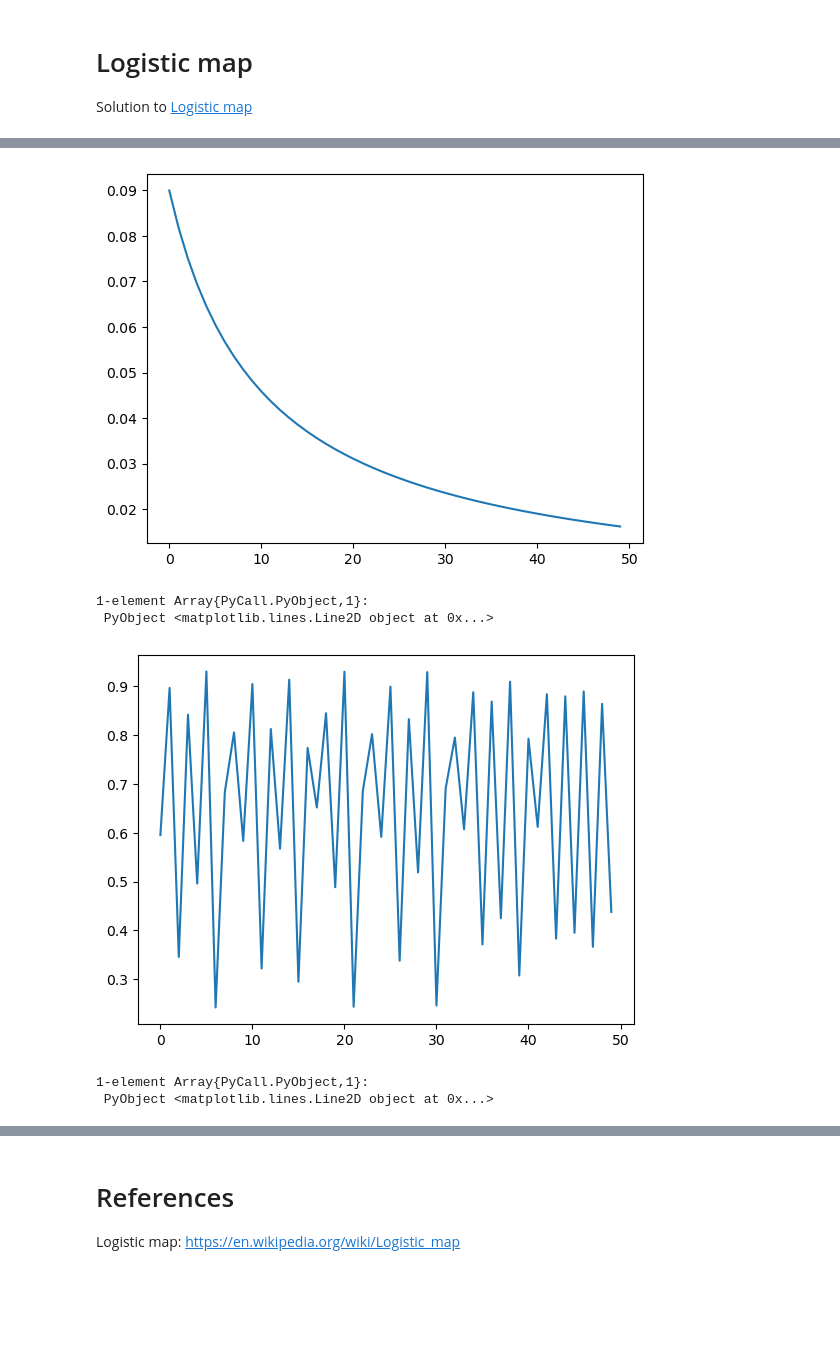
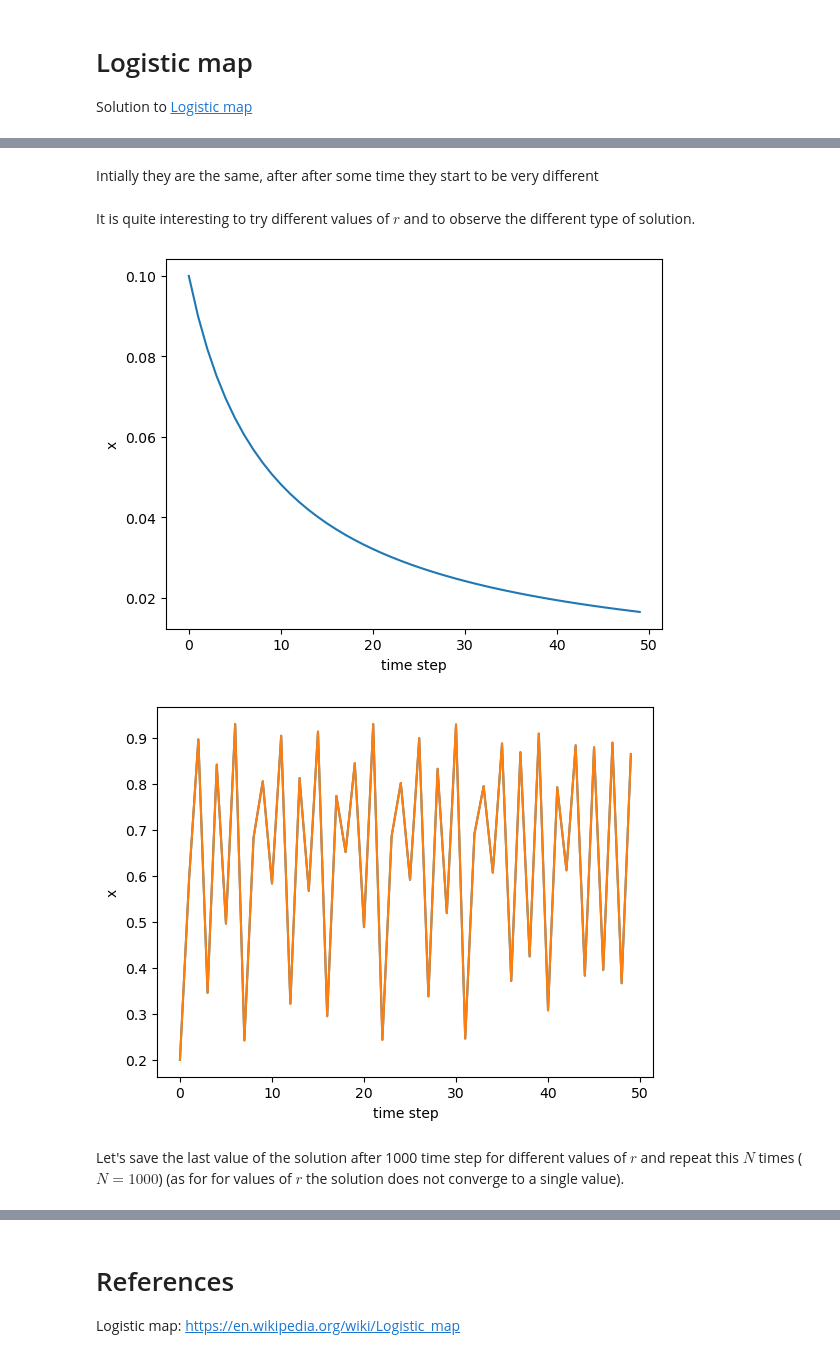
Before and after one commit to Alexander-Barth/JuliaTutorial, a Jupyter notebook: Solution/Logistic_map.ipynb, the cells around one changed output, grey strips where cells are left out. Drawn from its saved outputs; the diff is of its cells as text; code cells hidden in the pictures; blank space fills up the shorter version.

Commit message:
finish solution

```diff
--- a/Solution/Logistic_map.ipynb
+++ b/Solution/Logistic_map.ipynb
@@ -41,17 +76,24 @@ plot(x2,"r")
+# %% [markdown]
+Intially they are the same, after after some time they start to be very different
+# %% [markdown]
+It is quite interesting to try different values of $r$ and to observe the different type of solution.
 # %%
 x1 = logistic_map(0.1,1,1:50)
 plot(x1)
+xlabel("time step")
+ylabel("x");
 # %% [output]
-[figure, old version]
+[figure, new version]
-1-element Array{PyCall.PyObject,1}:
- PyObject <matplotlib.lines.Line2D object at 0x...>
 # %%
 x1 = logistic_map(0.2,3.72,1:50)
 plot(x1)
+plot(x1)
+xlabel("time step")
+ylabel("x");
 # %% [output]
-[figure, old version]
+[figure, new version]
-1-element Array{PyCall.PyObject,1}:
- PyObject <matplotlib.lines.Line2D object at 0x...>
+# %% [markdown]
+Let's save the last value of the solution after 1000 time step for different values of $r$ and repeat this $N$ times ($N=1000$) (as for for values of $r$ the solution does not converge to a single value).
 # %%
 rvalues = 2.4:0.001:4
 N = 1000
```
Also changed, not shown: parts of 17 cells of this notebook.
